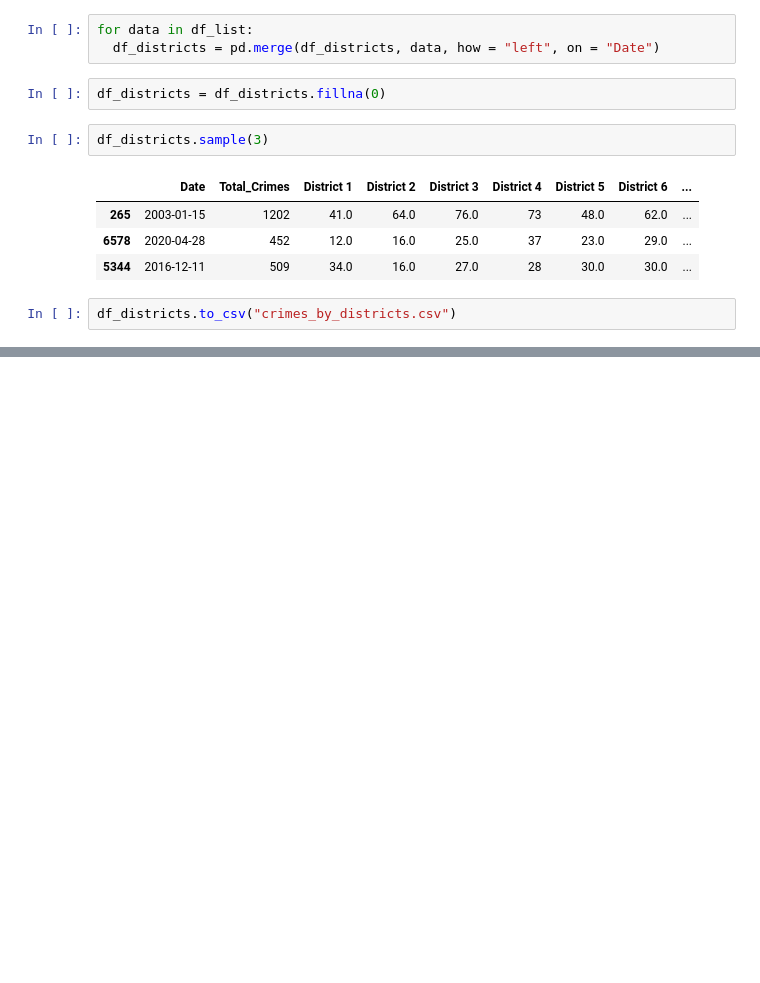
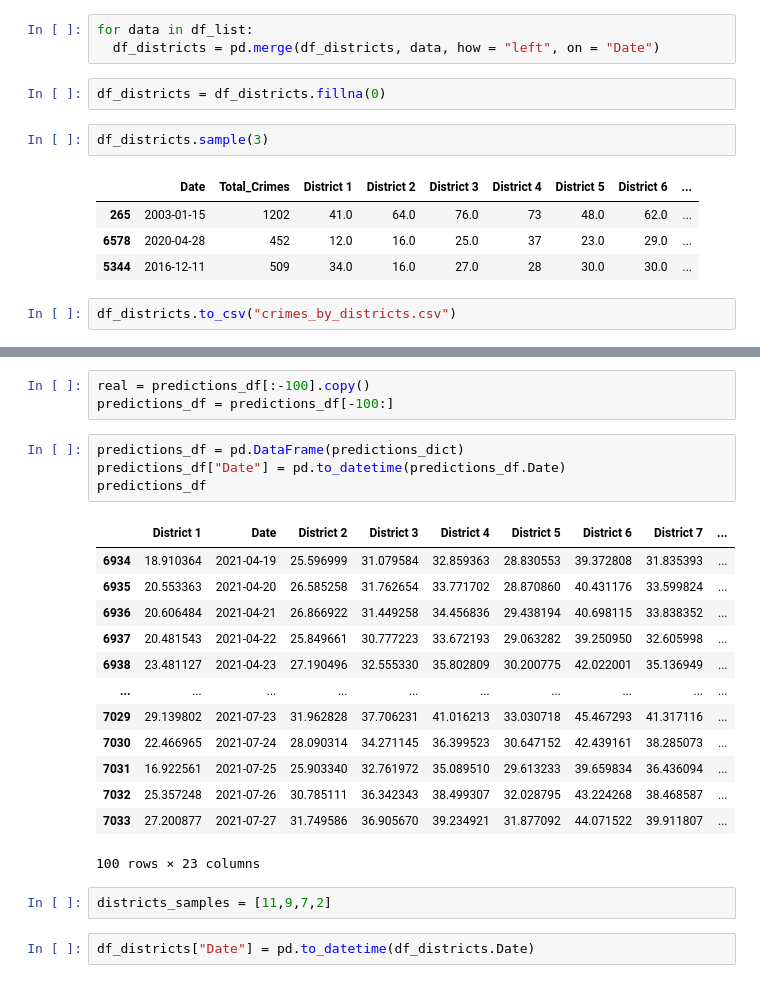
Before and after one commit to EduHdzVillasana/Proyecto_ML_BEDU, a Jupyter notebook: Proyecto_ML_BEDU.ipynb, the cells around one changed output, grey strips where cells are left out. Saved outputs shown, nothing was run; the diff lists cells and outputs as text; blank space fills up the shorter version.

```diff
--- a/Proyecto_ML_BEDU.ipynb
+++ b/Proyecto_ML_BEDU.ipynb
@@ -369,0 +573,25 @@ df_districts.to_csv("crimes_by_districts.csv")
+# %%
+real = predictions_df[:-100].copy()
+predictions_df = predictions_df[-100:]
+# %%
+predictions_df = pd.DataFrame(predictions_dict)
+predictions_df["Date"] = pd.to_datetime(predictions_df.Date)
+predictions_df
+# %% [output]
+|  | District 1 | Date | District 2 | District 3 | District 4 | District 5 | District 6 | District 7 | ... |
+| 6934 | 18.910364 | 2021-04-19 | 25.596999 | 31.079584 | 32.859363 | 28.830553 | 39.372808 | 31.835393 | ... |
+| 6935 | 20.553363 | 2021-04-20 | 26.585258 | 31.762654 | 33.771702 | 28.870860 | 40.431176 | 33.599824 | ... |
+| 6936 | 20.606484 | 2021-04-21 | 26.866922 | 31.449258 | 34.456836 | 29.438194 | 40.698115 | 33.838352 | ... |
+| 6937 | 20.481543 | 2021-04-22 | 25.849661 | 30.777223 | 33.672193 | 29.063282 | 39.250950 | 32.605998 | ... |
+| 6938 | 23.481127 | 2021-04-23 | 27.190496 | 32.555330 | 35.802809 | 30.200775 | 42.022001 | 35.136949 | ... |
+| ... | ... | ... | ... | ... | ... | ... | ... | ... | ... |
+| 7029 | 29.139802 | 2021-07-23 | 31.962828 | 37.706231 | 41.016213 | 33.030718 | 45.467293 | 41.317116 | ... |
+| 7030 | 22.466965 | 2021-07-24 | 28.090314 | 34.271145 | 36.399523 | 30.647152 | 42.439161 | 38.285073 | ... |
+| 7031 | 16.922561 | 2021-07-25 | 25.903340 | 32.761972 | 35.089510 | 29.613233 | 39.659834 | 36.436094 | ... |
+| 7032 | 25.357248 | 2021-07-26 | 30.785111 | 36.342343 | 38.499307 | 32.028795 | 43.224268 | 38.468587 | ... |
+| 7033 | 27.200877 | 2021-07-27 | 31.749586 | 36.905670 | 39.234921 | 31.877092 | 44.071522 | 39.911807 | ... |
+100 rows × 23 columns
+# %%
+districts_samples = [11,9,7,2]
+# %%
+df_districts["Date"] = pd.to_datetime(df_districts.Date)
```
Also changed, not shown: parts of 24 cells of this notebook.
